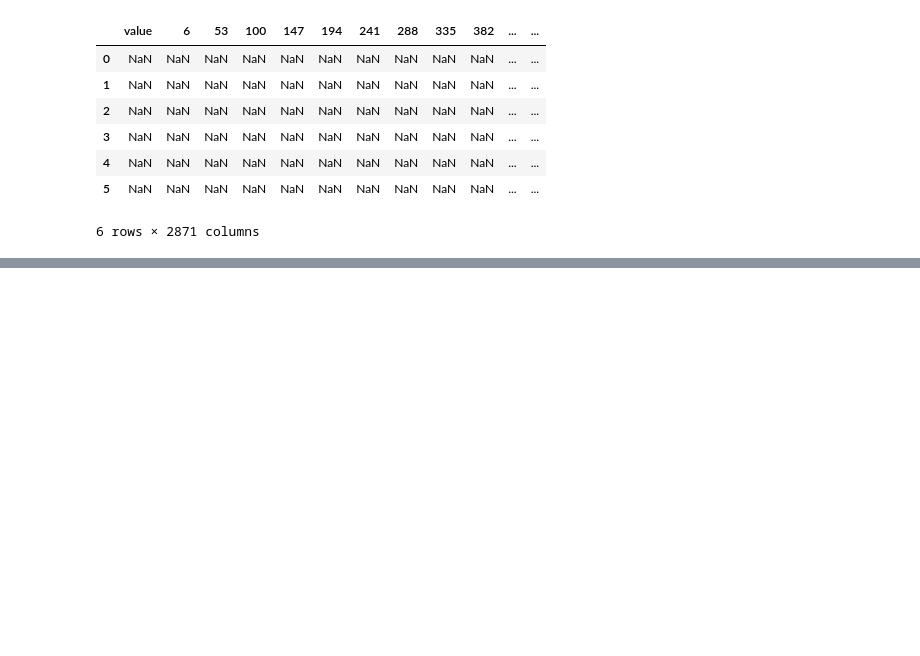
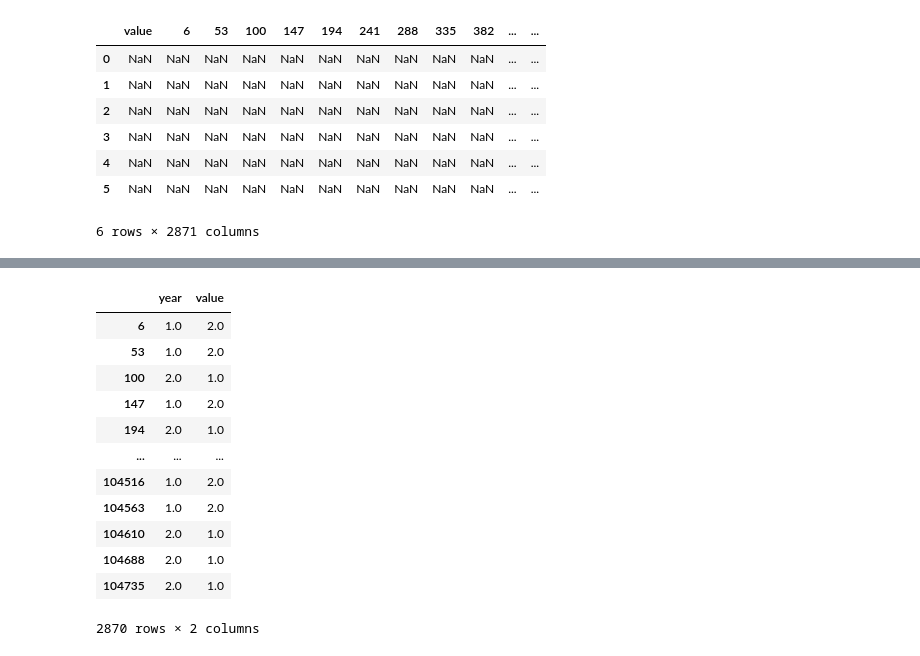
Before and after one commit to ashen007/pandas_data_analysis, a Jupyter notebook: getting started.ipynb, the cells around one changed output, grey strips where cells are left out. Saved outputs shown, nothing was run; the diff lists cells and outputs as text; code cells hidden in the pictures; blank space fills up the shorter version.

```diff
--- a/getting started.ipynb
+++ b/getting started.ipynb
@@ -380,0 +431,16 @@ df1 + df2
+# %%
+data_c.rank(axis=1)
+# %% [output]
+|  | year | value |
+| 6 | 1.0 | 2.0 |
+| 53 | 1.0 | 2.0 |
+| 100 | 2.0 | 1.0 |
+| 147 | 1.0 | 2.0 |
+| 194 | 2.0 | 1.0 |
+| ... | ... | ... |
+| 104516 | 1.0 | 2.0 |
+| 104563 | 1.0 | 2.0 |
+| 104610 | 2.0 | 1.0 |
+| 104688 | 2.0 | 1.0 |
+| 104735 | 2.0 | 1.0 |
+2870 rows × 2 columns
```
Also changed, not shown: parts of 9 cells of this notebook.
